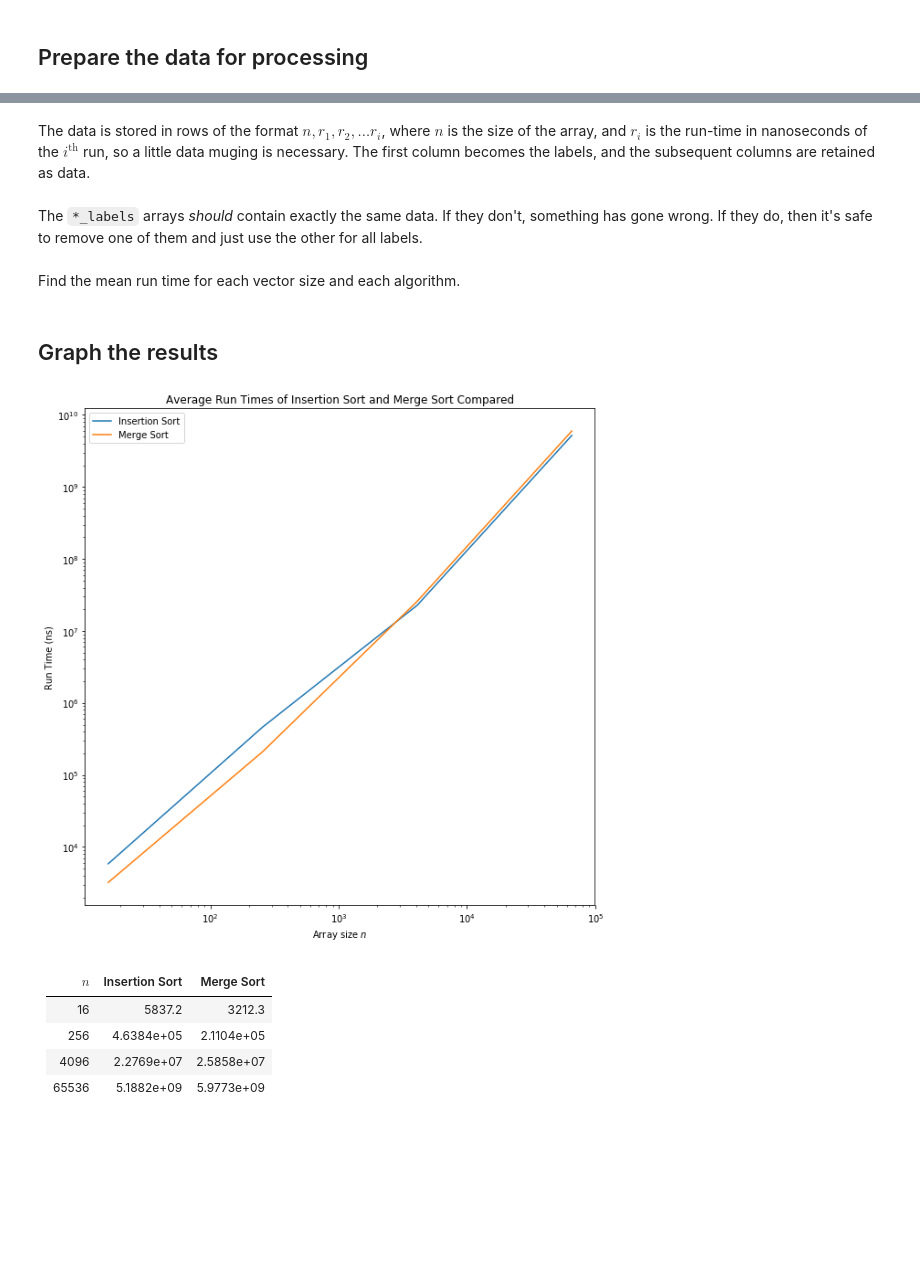
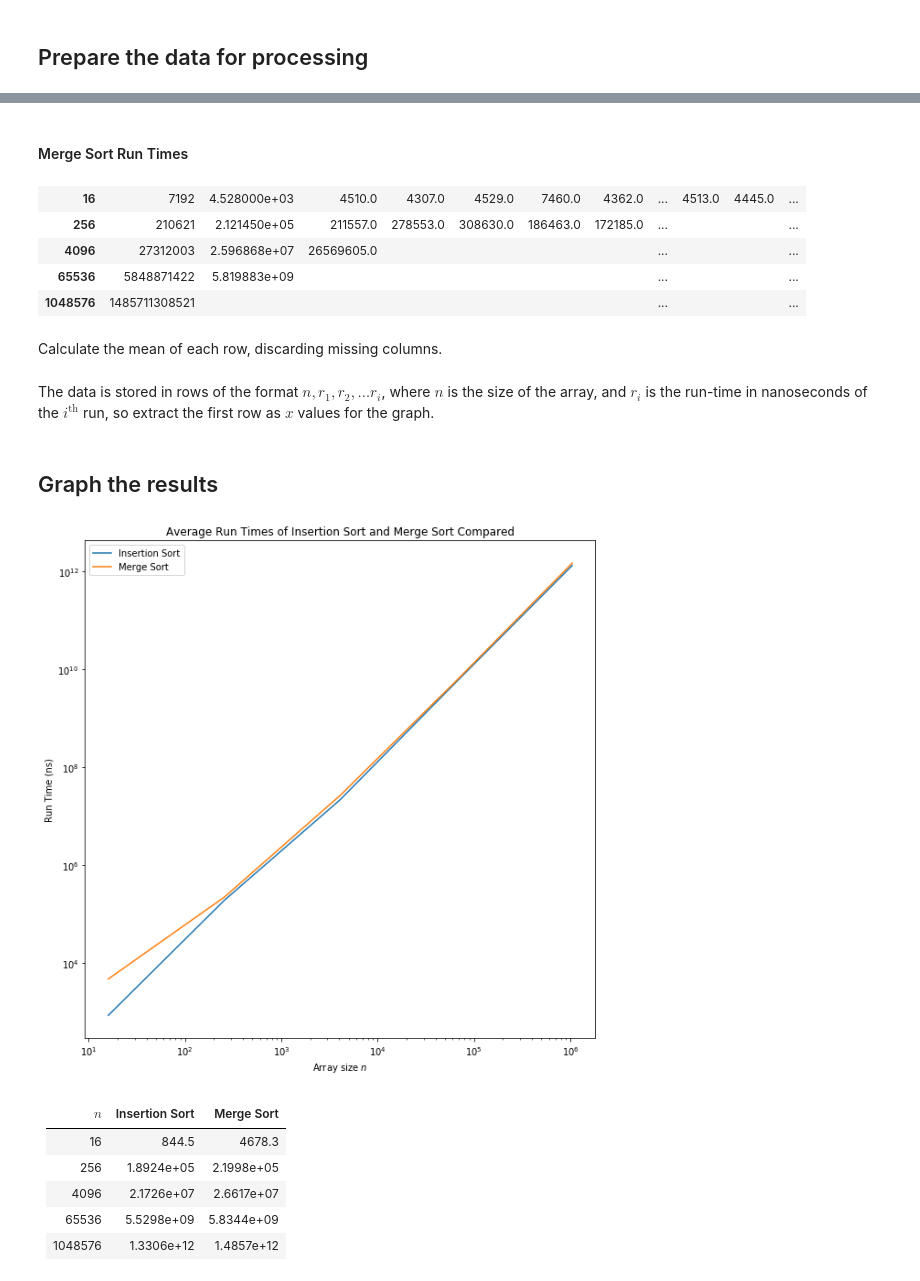
Before and after one commit to j-a-avery/532-project, a Jupyter notebook: src/cpp/Demonstration-and-Analysis-Cpp.ipynb, the cells around one changed output, grey strips where cells are left out. Saved outputs shown, nothing was run; the diff lists cells and outputs as text; code cells hidden in the pictures; blank space fills up the shorter version.

```diff
--- a/src/cpp/Demonstration-and-Analysis-Cpp.ipynb
+++ b/src/cpp/Demonstration-and-Analysis-Cpp.ipynb
@@ -163,57 +182,67 @@ merge = np.loadtxt(
+# %% [markdown]
+#### Merge Sort Run Times
+# %%
+ipy.display.display(
+    ipy.display.HTML(
+        merge.to_html(na_rep='', max_cols=15, header=False)))
+# %% [output]
+| 16 | 7192 | 4.528000e+03 | 4510.0 | 4307.0 | 4529.0 | 7460.0 | 4362.0 | ... | 4513.0 | 4445.0 | ... |
+| 256 | 210621 | 2.121450e+05 | 211557.0 | 278553.0 | 308630.0 | 186463.0 | 172185.0 | ... |  |  | ... |
+| 4096 | 27312003 | 2.596868e+07 | 26569605.0 |  |  |  |  | ... |  |  | ... |
+| 65536 | 5848871422 | 5.819883e+09 |  |  |  |  |  | ... |  |  | ... |
+| 1048576 | 1485711308521 |  |  |  |  |  |  | ... |  |  | ... |
+# %% [markdown]
+Calculate the mean of each row, discarding missing columns.
+# %%
+insertion_mean = insertion.mean(axis=1).as_matrix()
+merge_mean = merge.mean(axis=1).as_matrix()
 # %% [markdown]
-The data is stored in rows of the format $n, r_1, r_2, \ldots r_i$, where $n$ is the size of the array, and $r_i$ is the run-time in nanoseconds of the $i^{\textrm{th}}$ run, so a little data muging is necessary. The first column becomes the labels, and the subsequent columns are retained as data.
+The data is stored in rows of the format $n, r_1, r_2, \ldots r_i$, where $n$ is the size of the array, and $r_i$ is the run-time in nanoseconds of the $i^{\textrm{th}}$ run, so extract the first row as $x$ values for the graph.
-# %%
-insertion_labels = insertion[:, 0]
-insertion = insertion[:, 1:]
-merge_labels = merge[:, 0]
-merge = merge[:, 1:]
-# %% [markdown]
-The `*_labels` arrays *should* contain exactly the same data. If they don't, something has gone wrong. If they do, then it's safe to remove one of them and just use the other for all labels.
 # %%
-if not np.all(insertion_labels == merge_labels):
+insertion_xs = insertion.index.tolist()
+merge_xs = merge.index.tolist()
+
+if insertion_xs != merge_xs:
     raise ValueError(
         "The two data sets were not tested on arrays of the same sizes." +
             "\n\tInsertion Sort was tested with arrays of sizes:\n\t\t" +
-            str(insertion_labels) +
-            "\n\tMerge Sort was tested with arrays of sizes:\n\t\t" +
-            str(merge_labels))
+            str(insertion_xs) +
+           "\n\tMerge Sort was tested with arrays of sizes:\n\t\t" +
+            str(merge_xs))
 else:
-    labels = insertion_labels.copy()
-    del merge_labels, insertion_labels
+    xs = np.array(insertion_xs.copy())
+    del insertion_xs, merge_xs
-# %% [markdown]
-Find the mean run time for each vector size and each algorithm.
-# %%
-insertion_mean, merge_mean = insertion.mean(axis=1), merge.mean(axis=1)
 # %% [markdown]
 ## Graph the results
 # %%
 import matplotlib.pyplot as plt
 import IPython
 
 plt.rcParams['figure.figsize'] = [10, 10]
-plt.plot(labels, insertion_mean, label='Insertion Sort')
-plt.plot(labels, merge_mean, label='Merge Sort')
+plt.plot(xs, insertion_mean, label='Insertion Sort')
+plt.plot(xs, merge_mean, label='Merge Sort')
 plt.legend()
 plt.xscale('log')
 plt.yscale('log')
 plt.xlabel("Array size $n$")
 plt.ylabel('Run Time (ns)')
 plt.title("Average Run Times of Insertion Sort and Merge Sort Compared")
 plt.show()
 
 table = "| $n$ | Insertion Sort | Merge Sort |\n|:---|:---:|:---:|\n"
-for i in range(len(labels)):
+for i in range(len(xs)):
     table += "| {n} | {ins:.5} | {ms:.5} |\n".format(
-        n=labels[i],
+        n=xs[i],
         ins=insertion_mean[i],
         ms=merge_mean[i]
     )
 IPython.display.Markdown(table)
 # %% [output]
-[figure, old version]
+[figure, new version]
 | $n$ | Insertion Sort | Merge Sort |
 |:---|:---:|:---:|
-| 16 | 5837.2 | 3212.3 |
-| 256 | 4.6384e+05 | 2.1104e+05 |
-| 4096 | 2.2769e+07 | 2.5858e+07 |
-| 65536 | 5.1882e+09 | 5.9773e+09 |
+| 16 | 844.5 | 4678.3 |
+| 256 | 1.8924e+05 | 2.1998e+05 |
+| 4096 | 2.1726e+07 | 2.6617e+07 |
+| 65536 | 5.5298e+09 | 5.8344e+09 |
+| 1048576 | 1.3306e+12 | 1.4857e+12 |
```
Also changed, not shown: parts of 17 cells of this notebook, 6 other files.
